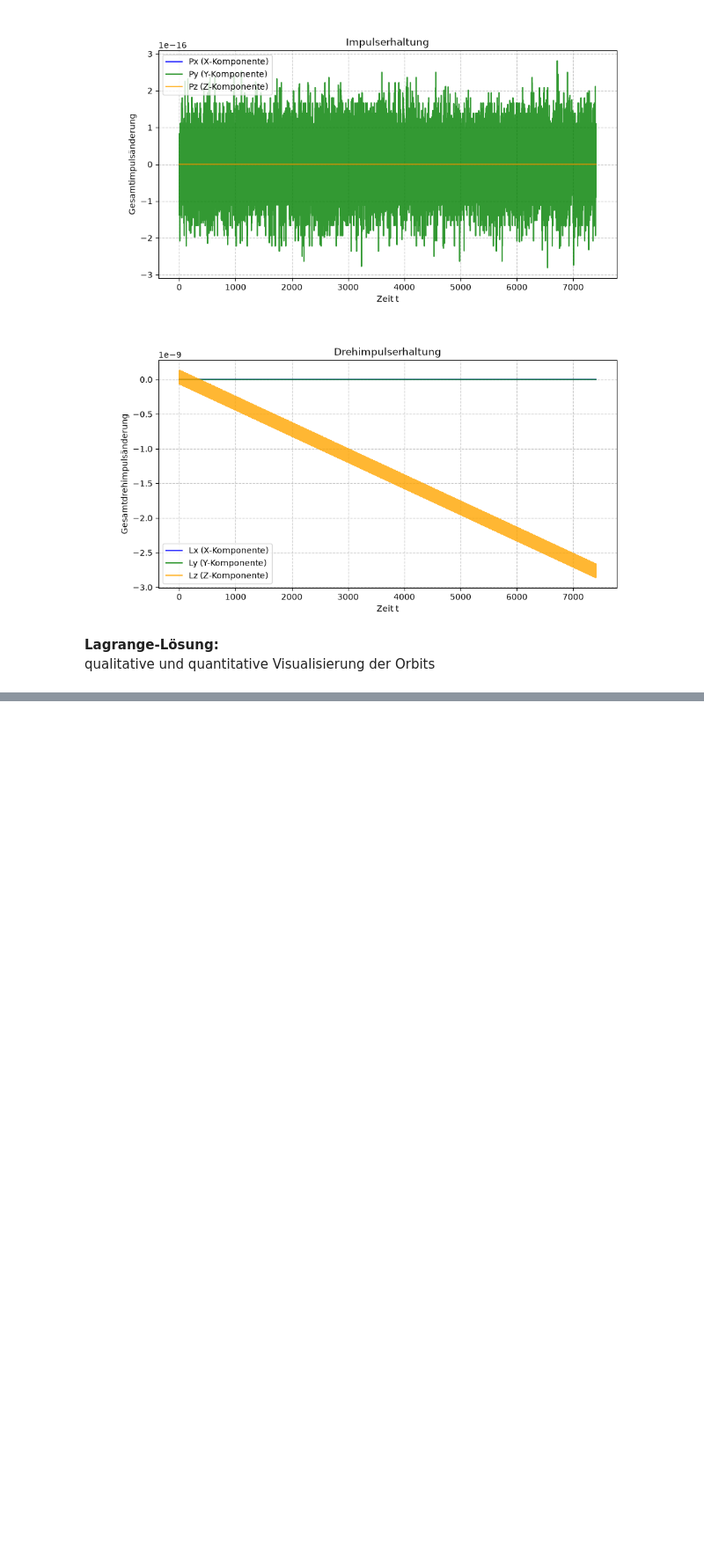
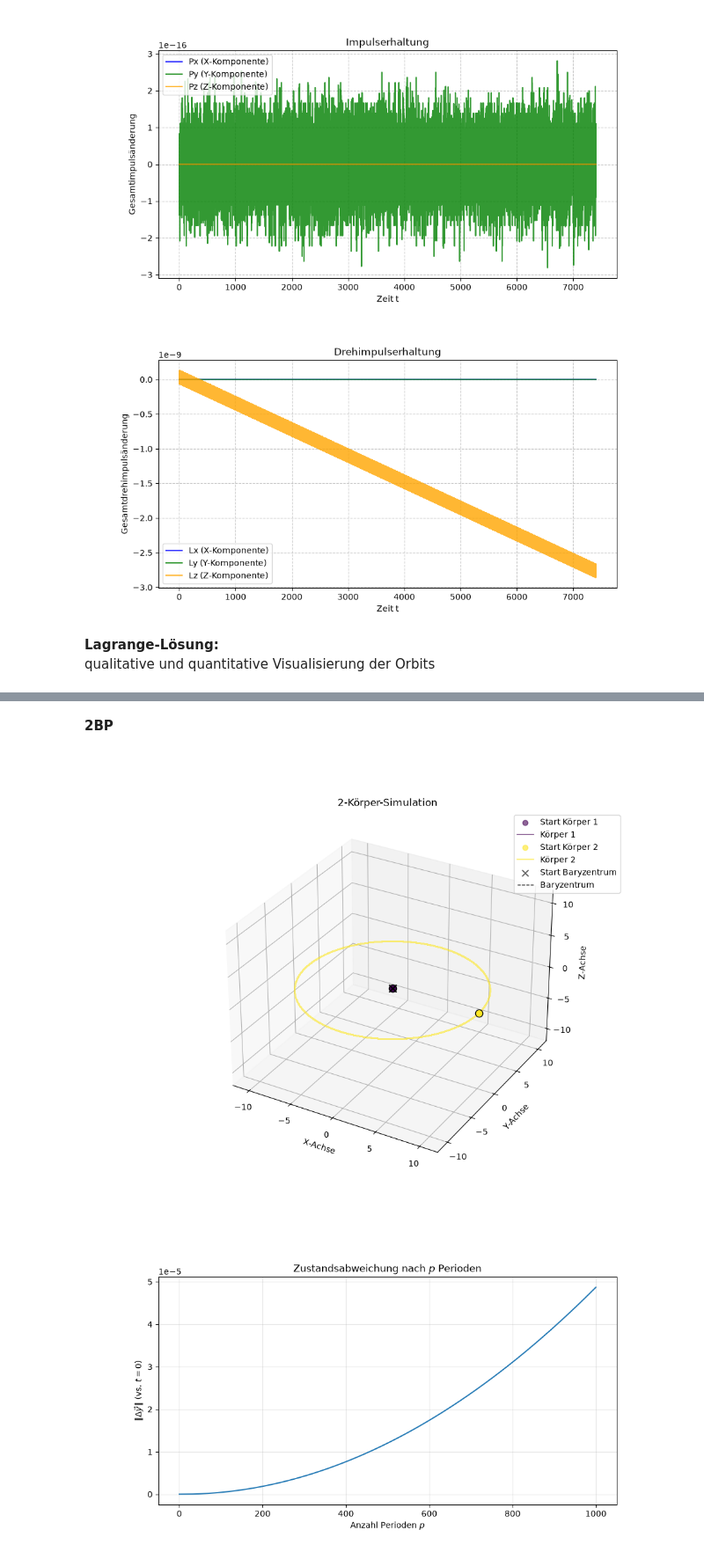
Before and after one commit to silashungerbuehler-del/Simulation-3BP, a Jupyter notebook: notebooks/Periodische Analyse.ipynb, the cells around one changed output, grey strips where cells are left out. Shown at 88% size. Saved outputs shown, nothing was run; the diff lists cells and outputs as text; code cells hidden in the pictures; blank space fills up the shorter version.

```diff
--- a/notebooks/Periodische Analyse.ipynb
+++ b/notebooks/Periodische Analyse.ipynb
@@ -108,0 +112,31 @@ fig_P, ax_P = an.plot_conservation_of_angular_momentum(sol_ref_n.y, sol_ref_n.m,
+# %% [markdown]
+**2BP**
+# %%
+y0_ref_2b, m_ref_2b, G, r_ref_2b, v_ref_2b = ab.initial_conditions_2bp()
+
+p_2b = 1000  # Anzahl Perioden
+n_pts_per_T_2b = 200
+
+T_2bp = an.period_2bp(m_ref_2b, r_ref_2b, v_ref_2b, G)
+t_end_2b = p_2b * T_2bp
+frames_2b = p_2b * n_pts_per_T_2b + 1
+sol_ref_2b = int.run_n_body_simulation(y0_ref_2b, m_ref_2b, G, t_start=0, t_end=t_end_2b, frames=frames_2b)
+
+fig = an.create_plot(sol_ref_2b.y, m_ref_2b)
+
+# Zustand normalisieren
+# y0_ref, m_ref, G, r_ref, v_ref von oben übernehmen;
+# Einheiten aus den Referenzen generieren
+units_2b = an.compute_nbody_units(m_ref_2b, r_ref_2b, G)
+# Zustand normieren
+sol_ref_2b_n = an.normalize_trajectory(sol_ref_2b,  units_2b, N=2, m=m_ref_2b)
+
+fig, ax = an.plot_periodicity(sol_ref_2b_n, n_pts_per_T_2b, "vs_initial")
+fig, ax = an.plot_periodicity(sol_ref_2b_n, n_pts_per_T_2b, "consecutive")
+
+fig_E, ax_E = an.plot_conservation_of_energy(sol_ref_2b_n.y, sol_ref_2b_n.m, G, sol_ref_2b_n.t)
+fig_P, ax_P = an.plot_conservation_of_momentum(sol_ref_2b_n.y, sol_ref_2b_n.m, sol_ref_2b_n.t)
+fig_P, ax_P = an.plot_conservation_of_angular_momentum(sol_ref_2b_n.y, sol_ref_2b_n.m, sol_ref_2b_n.t)
+# %% [output]
+[figure, added]
+[figure, added]
```
Also changed, not shown: parts of 4 cells of this notebook, 7 other files.
